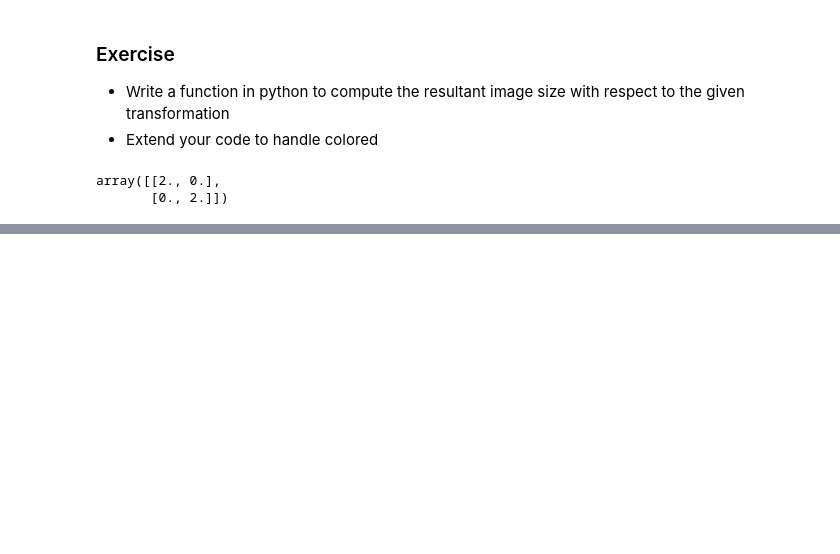
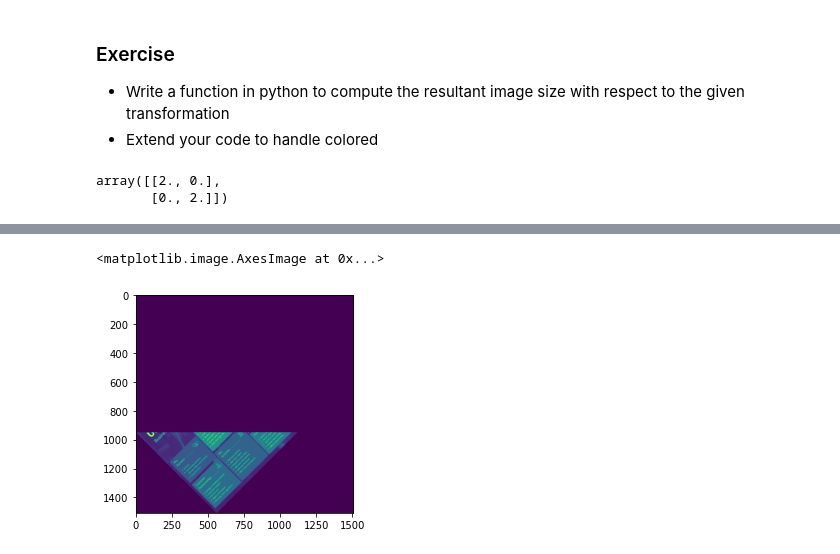
Before and after one commit to anice1/Intro-to-CV, a Jupyter notebook: Geometric-Transformation.ipynb, the cells around one changed output, grey strips where cells are left out. Cells and saved outputs as stored; diff of their text form; code cells hidden in the pictures; blank space fills up the shorter version.

Commit message:
Implemented rotation transformation

```diff
--- a/Geometric-Transformation.ipynb
+++ b/Geometric-Transformation.ipynb
@@ -276,0 +272,45 @@ image.shape
+# %%
+image = cv2.imread('images/business.jpg', cv2.IMREAD_GRAYSCALE)
+bilinear = BilinearInterpolation(image, [1,1])
+
+#Define rotation in degrees and convert to radian for numpy
+angle = 45
+cos = np.cos(np.deg2rad(angle))
+sin = np.sin(np.deg2rad(angle))
+
+scale = np.array([[cos, -sin],[sin, cos]])
+row, col = image.shape[:2]
+cordinate = np.array([[0,0],[0,col-1],[row-1,0],[row-1,col-1]])
+dot_cord = scale.dot(cordinate.T)
+
+minimums = dot_cord.min(axis=1)
+maximums = dot_cord.max(axis=1)
+
+min_row = np.int64(np.floor(minimums[0]))
+min_col = np.int64(np.floor(minimums[1]))
+
+max_row = np.int64(np.floor(maximums[0]))
+max_col = np.int64(np.floor(maximums[1]))
+
+row = max_row - min_row +1
+col = max_col - min_col +1
+
+# Create empty image
+empty_image = np.zeros((row, col), dtype=np.uint8)
+scale_inverse = np.linalg.inv(scale) # Index shifting
+
+for i in range(min_row, max_row):
+    for j in range(min_col, max_col):
+        point = np.array([i,j])
+        dot_point = scale_inverse.dot(point)
+        new_i, new_j = dot_point
+        if i<0 or i>=image.shape[0] or j<0 or j>=image.shape[1]:
+            pass
+        else:
+            g = bilinear.apply_bilinear_transform(new_i, new_j, image)
+            empty_image[i-min_row, j-min_col] = g
+# %%
+plt.imshow(empty_image)
+# %% [output]
+<matplotlib.image.AxesImage at 0x...>
+[figure, added]
```
Also changed, not shown: parts of 7 cells of this notebook, 3 other files.
